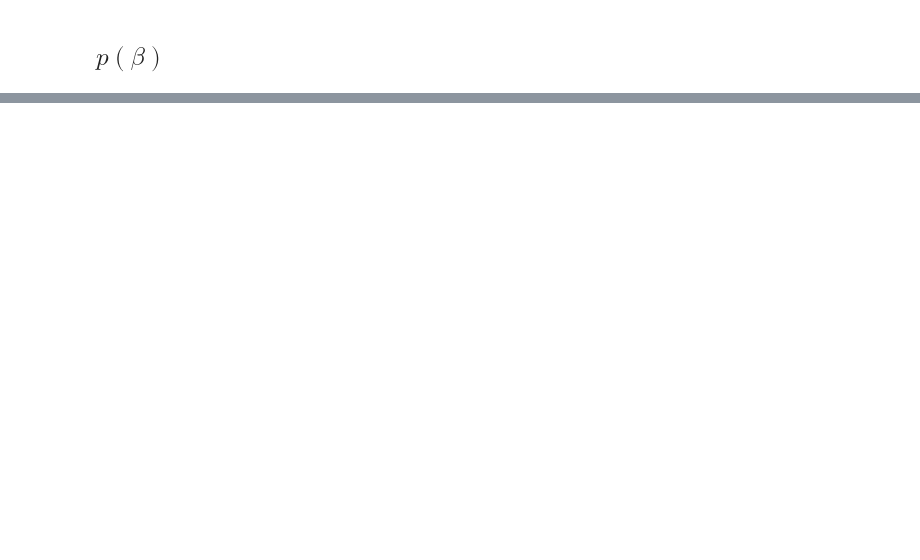
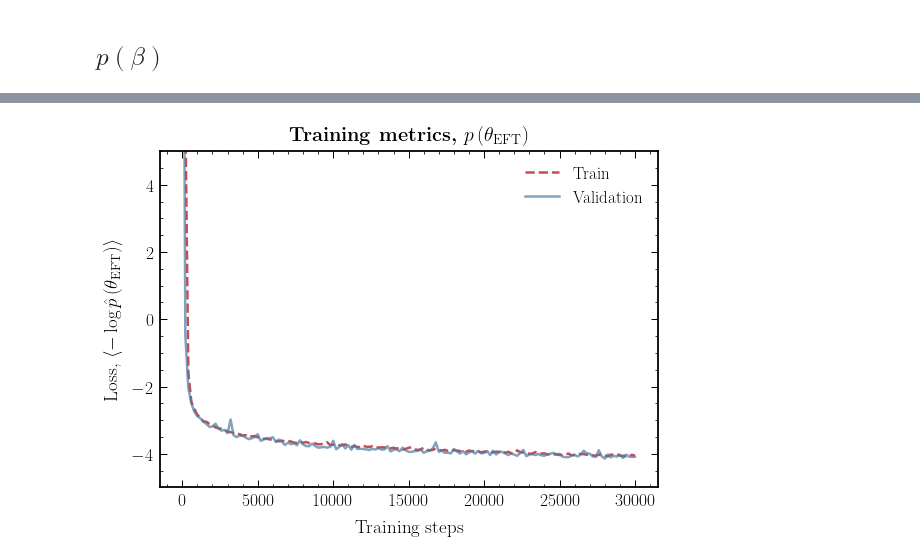
Before and after one commit to smsharma/eft-hod, a Jupyter notebook: notebooks/01_eft_fit.ipynb, the cells around one changed output, grey strips where cells are left out. Drawn from its saved outputs; the diff is of its cells as text; code cells hidden in the pictures; blank space fills up the shorter version.

```diff
--- a/notebooks/01_eft_fit.ipynb
+++ b/notebooks/01_eft_fit.ipynb
@@ -125,8 +214,8 @@ torch.save(flow, "../data/models/p_beta_hod.pt")
 # %% [markdown]
 ## $p(\beta)$
 # %%
-d_in = X_samples.shape[-1]
+d_in = X_train.shape[-1]
 
-flow = get_flow(d_in=d_in, d_context=0, d_hidden=128, n_layers=6)
-train_flow(flow, X_samples, batch_size=64, n_steps=10001, lr=3e-4)
+flow = get_flow(d_in=d_in, d_context=0, d_hidden=64, n_layers=6, dropout=0.1)
+steps_accum, loss_train_accum, loss_val_accum = train_flow(flow, X_train, None, X_val, None, batch_size=128, n_steps=30001, n_eval_every=200, lr=3e-4)
 # %% [output]
@@ -134,3 +237,20 @@ tensor(-3.6589, grad_fn=<NegBackward0>)
+# %%
+fig, ax = plt.subplots(1, 1, figsize=(8, 6))
+
+ax.plot(steps_accum, loss_train_accum, label="Train", ls='--')
+ax.plot(steps_accum, loss_val_accum, label="Validation", alpha=0.7)
+ax.set_xlabel("Training steps")
+ax.set_ylabel(r"Loss, $\langle -\log \hat p\left(\theta_\mathrm{EFT}\right)\rangle$")
+
+ax.legend()
+ax.set_title(r"\bf{Training metrics, $p\left(\theta_\mathrm{EFT}\right)$}", y=1.01, fontsize=20)
+
+ax.set_ylim(-5, 5)
+
+plt.tight_layout()
+plt.savefig("figures/loss_p_eft.pdf")
+# %% [output]
+[figure, added]
 # %%
 samples = flow.sample(num_samples=100_000)
 # %%
```
Also changed, not shown: parts of 15 cells of this notebook, 6 other files.
